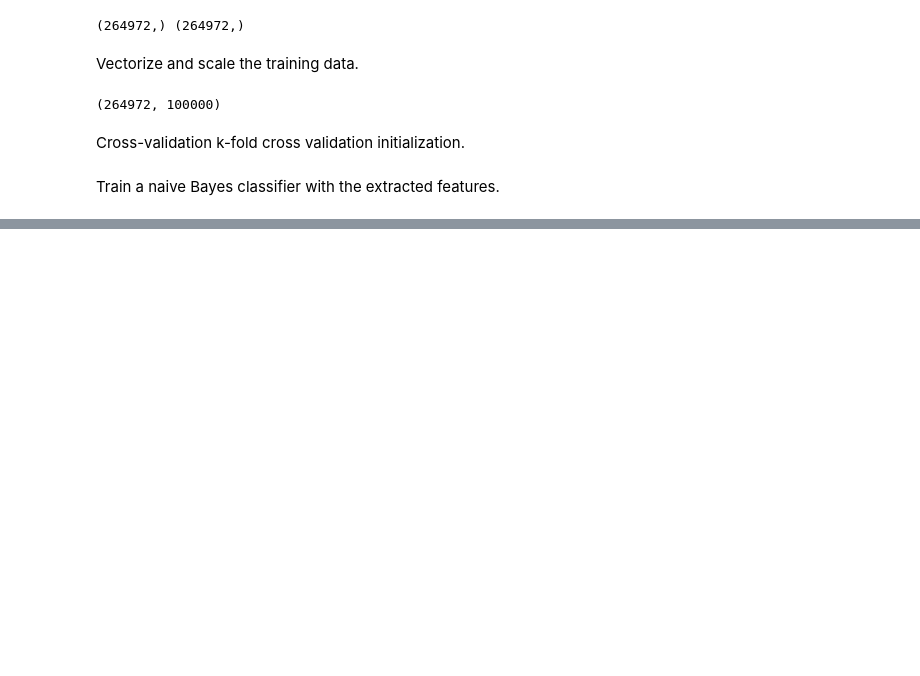
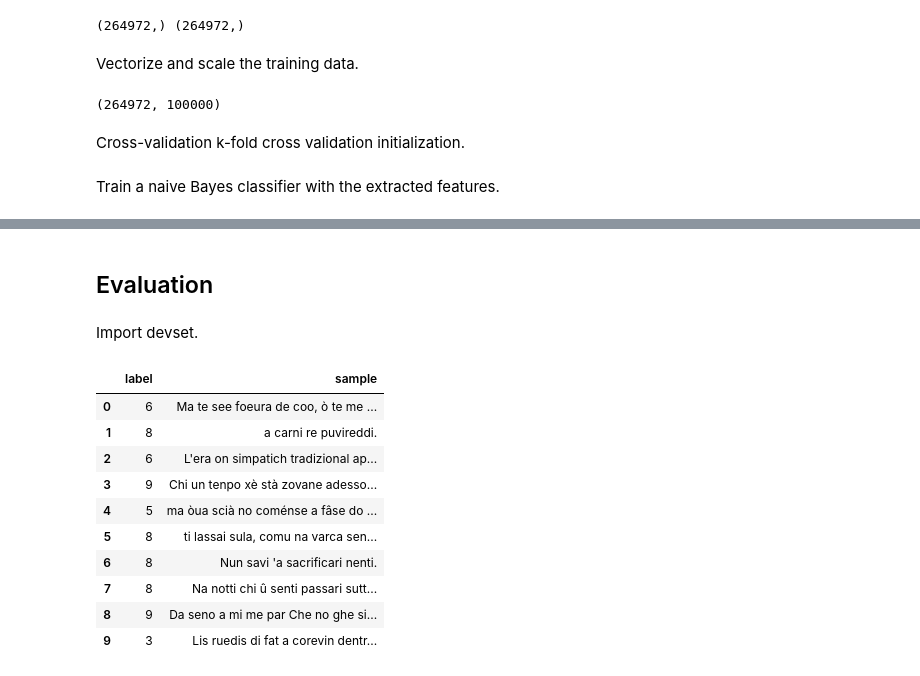
Before and after one commit to eduardoberford/spanish-dialects-identification, a Jupyter notebook: baseline.ipynb, the cells around one changed output, grey strips where cells are left out. Cells and saved outputs as stored; diff of their text form; code cells hidden in the pictures; blank space fills up the shorter version.

Commit message:
Added dev evaluation for baseline

```diff
--- a/baseline.ipynb
+++ b/baseline.ipynb
@@ -93,0 +80,22 @@ ligure
+# %% [markdown]
+## Evaluation
+# %% [markdown]
+Import devset.
+# %%
+from utils import encode_label
+
+data = pd.read_csv("dataset/dev.txt", sep = "\t", names=["label", "sample"])
+data['label'] = data['label'].apply(encode_label)
+data.head(10)
+# %% [output]
+|  | label | sample |
+| 0 | 6 | Ma te see foeura de coo, ò te me ... |
+| 1 | 8 | a carni re puvireddi. |
+| 2 | 6 | L'era on simpatich tradizional ap... |
+| 3 | 9 | Chi un tenpo xè stà zovane adesso... |
+| 4 | 5 | ma òua scià no coménse a fâse do ... |
+| 5 | 8 | ti lassai sula, comu na varca sen... |
+| 6 | 8 | Nun savi 'a sacrificari nenti. |
+| 7 | 8 | Na notti chi û senti passari sutt... |
+| 8 | 9 | Da seno a mi me par Che no ghe si... |
+| 9 | 3 | Lis ruedis di fat a corevin dentr... |
```
Also changed, not shown: parts of 10 cells of this notebook, 2 other files.
